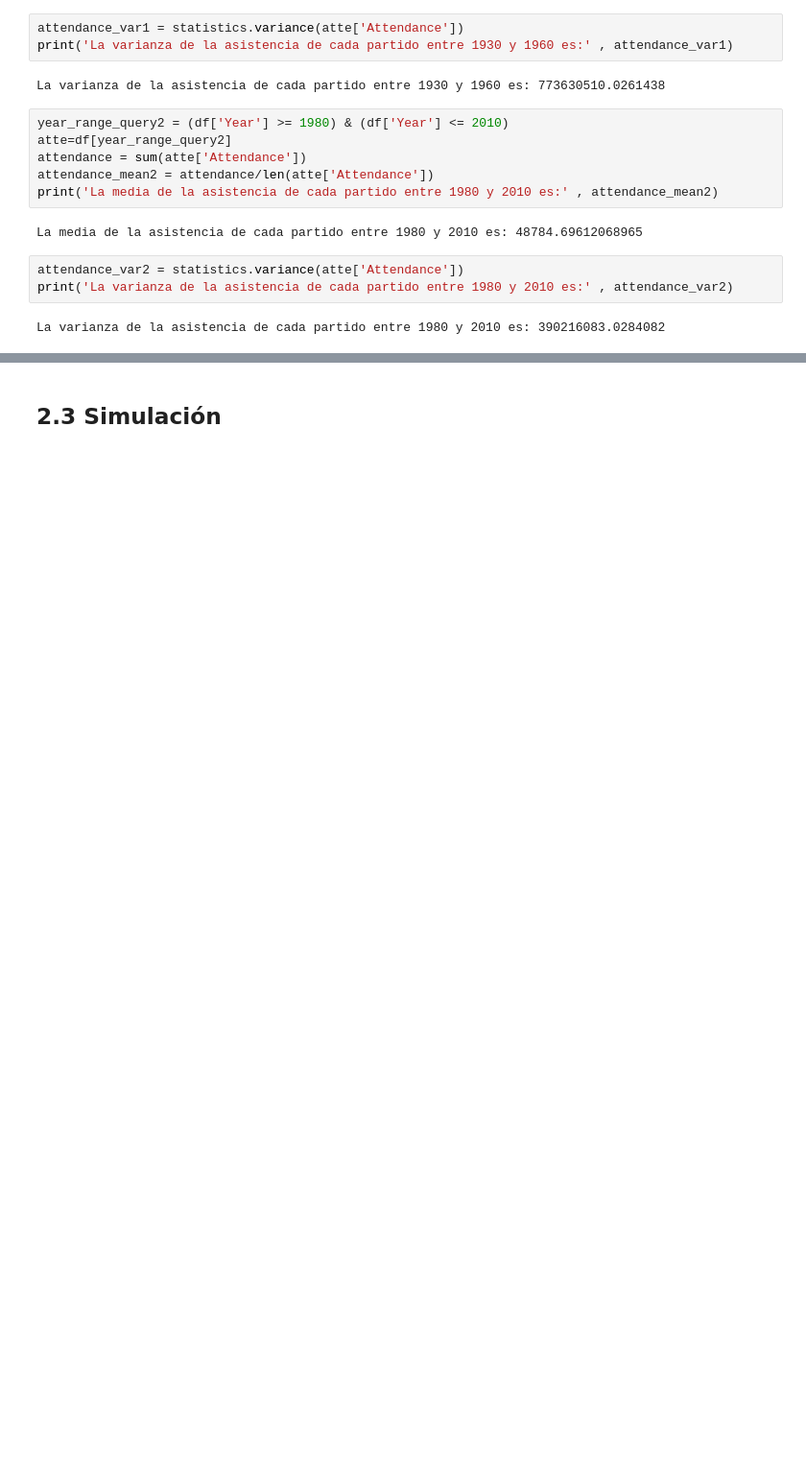
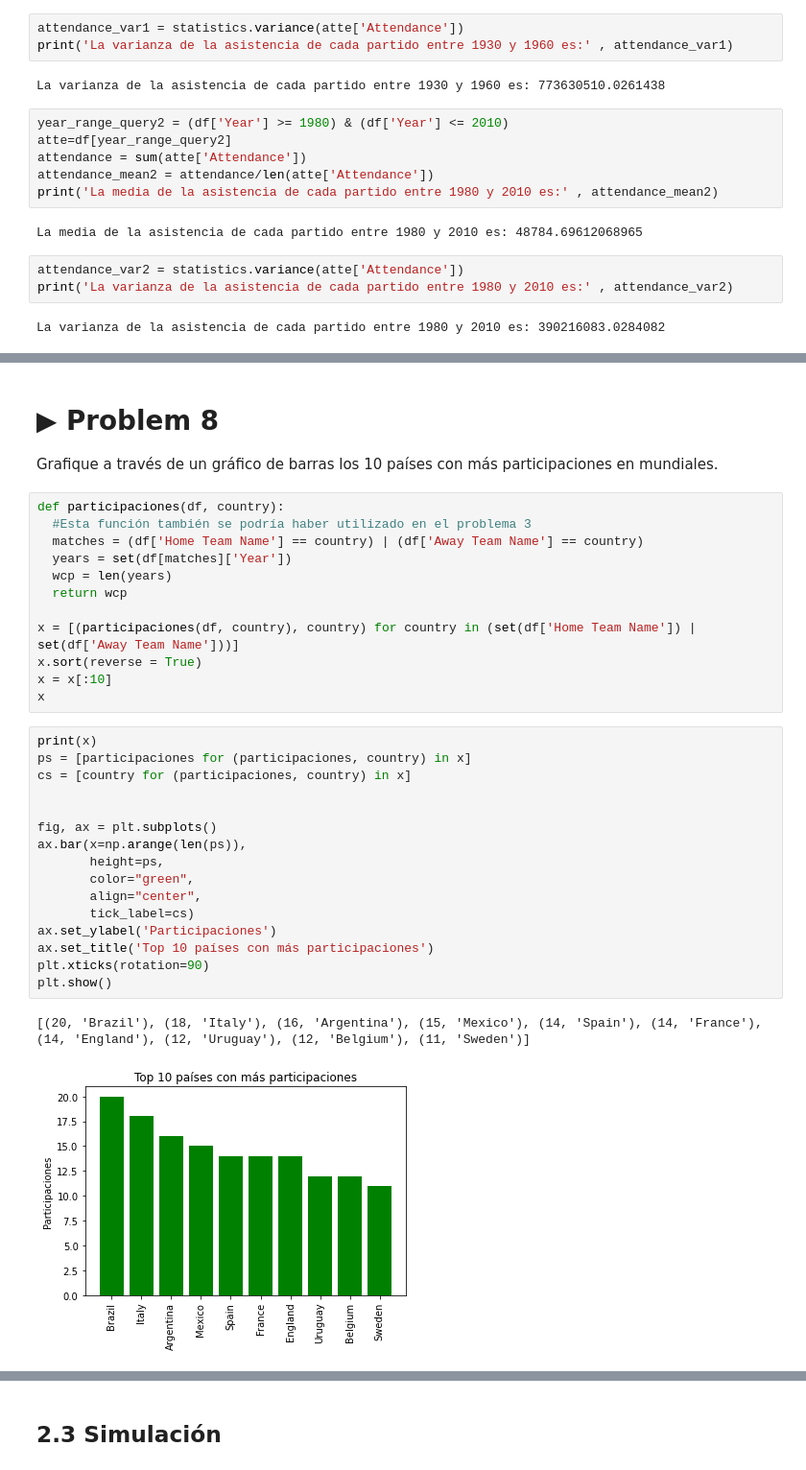
Before and after one commit to josefinavanotti/josefinavanotti, a Jupyter notebook: TP_Python_Estadísitica_Actuarial.ipynb, the cells around one changed output, grey strips where cells are left out. Shown at 96% size. Saved outputs shown, nothing was run; the diff lists cells and outputs as text; blank space fills up the shorter version.

```diff
--- a/TP_Python_Estadísitica_Actuarial.ipynb
+++ b/TP_Python_Estadísitica_Actuarial.ipynb
@@ -267,0 +429,36 @@ WARNING:matplotlib.legend:No handles with labels found to put in legend.
+# %% [markdown]
+# ▶ Problem 8
+
+Grafique a través de un gráfico de barras los 10 países con más participaciones en
+mundiales.
+# %%
+def participaciones(df, country):
+  #Esta función también se podría haber utilizado en el problema 3
+  matches = (df['Home Team Name'] == country) | (df['Away Team Name'] == country)
+  years = set(df[matches]['Year'])
+  wcp = len(years)
+  return wcp
+
+x = [(participaciones(df, country), country) for country in (set(df['Home Team Name']) | set(df['Away Team Name']))]
+x.sort(reverse = True)
+x = x[:10]
+x
+# %%
+print(x)
+ps = [participaciones for (participaciones, country) in x]
+cs = [country for (participaciones, country) in x]
+
+
+fig, ax = plt.subplots()
+ax.bar(x=np.arange(len(ps)),
+       height=ps,
+       color="green",
+       align="center",
+       tick_label=cs)
+ax.set_ylabel('Participaciones')
+ax.set_title('Top 10 países con más participaciones')
+plt.xticks(rotation=90)
+plt.show()
+# %% [output]
+[(20, 'Brazil'), (18, 'Italy'), (16, 'Argentina'), (15, 'Mexico'), (14, 'Spain'), (14, 'France'), (14, 'England'), (12, 'Uruguay'), (12, 'Belgium'), (11, 'Sweden')]
+[figure, added]
```
Also changed, not shown: parts of 76 cells of this notebook.
